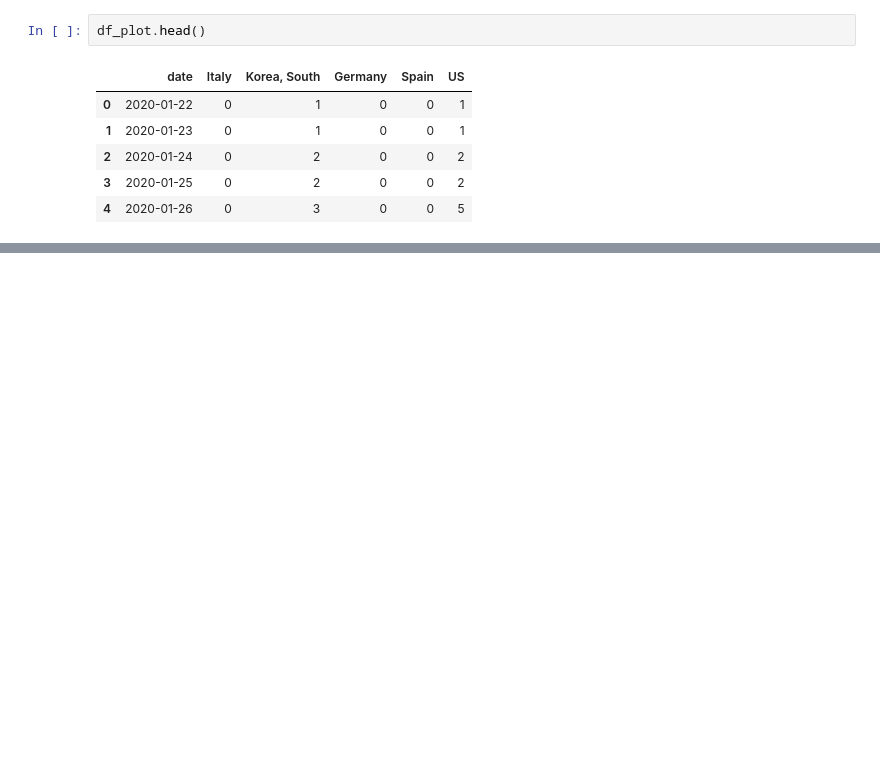
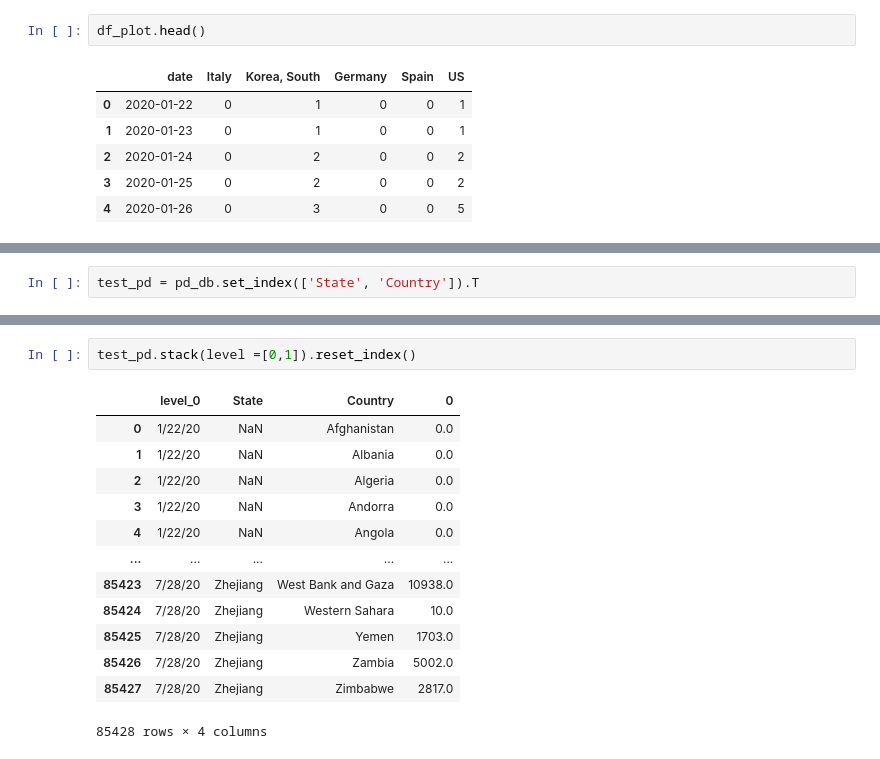
Before and after one commit to guru5/EDS_2020_COVID-19_416669, a Jupyter notebook: notebooks/Lec_Data_Preparation_V1.0.ipynb, the cells around one changed output, grey strips where cells are left out. Saved outputs shown, nothing was run; the diff lists cells and outputs as text; blank space fills up the shorter version.

```diff
--- a/notebooks/Lec_Data_Preparation_V1.0.ipynb
+++ b/notebooks/Lec_Data_Preparation_V1.0.ipynb
@@ -133,0 +168,2 @@ df_plot.to_csv('../data/processed/COVID_small_flat_table_July 29_.csv', sep = ';
+# %%
+test_pd = pd_db.set_index(['State', 'Country']).T
@@ -133,0 +190,16 @@ df_plot.to_csv('../data/processed/COVID_small_flat_table_July 29_.csv', sep = ';
+# %%
+test_pd.stack(level =[0,1]).reset_index()
+# %% [output]
+|  | level_0 | State | Country | 0 |
+| 0 | 1/22/20 | NaN | Afghanistan | 0.0 |
+| 1 | 1/22/20 | NaN | Albania | 0.0 |
+| 2 | 1/22/20 | NaN | Algeria | 0.0 |
+| 3 | 1/22/20 | NaN | Andorra | 0.0 |
+| 4 | 1/22/20 | NaN | Angola | 0.0 |
+| ... | ... | ... | ... | ... |
+| 85423 | 7/28/20 | Zhejiang | West Bank and Gaza | 10938.0 |
+| 85424 | 7/28/20 | Zhejiang | Western Sahara | 10.0 |
+| 85425 | 7/28/20 | Zhejiang | Yemen | 1703.0 |
+| 85426 | 7/28/20 | Zhejiang | Zambia | 5002.0 |
+| 85427 | 7/28/20 | Zhejiang | Zimbabwe | 2817.0 |
+85428 rows × 4 columns
```
Also changed, not shown: parts of 12 cells of this notebook.
